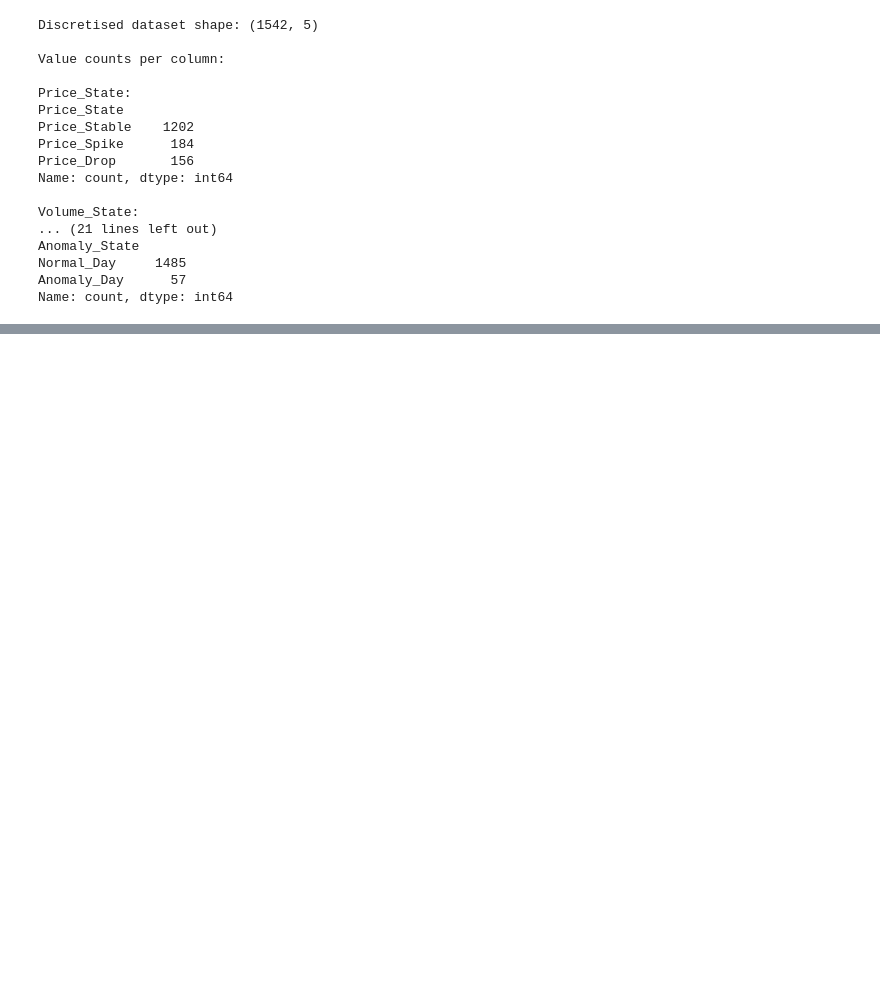
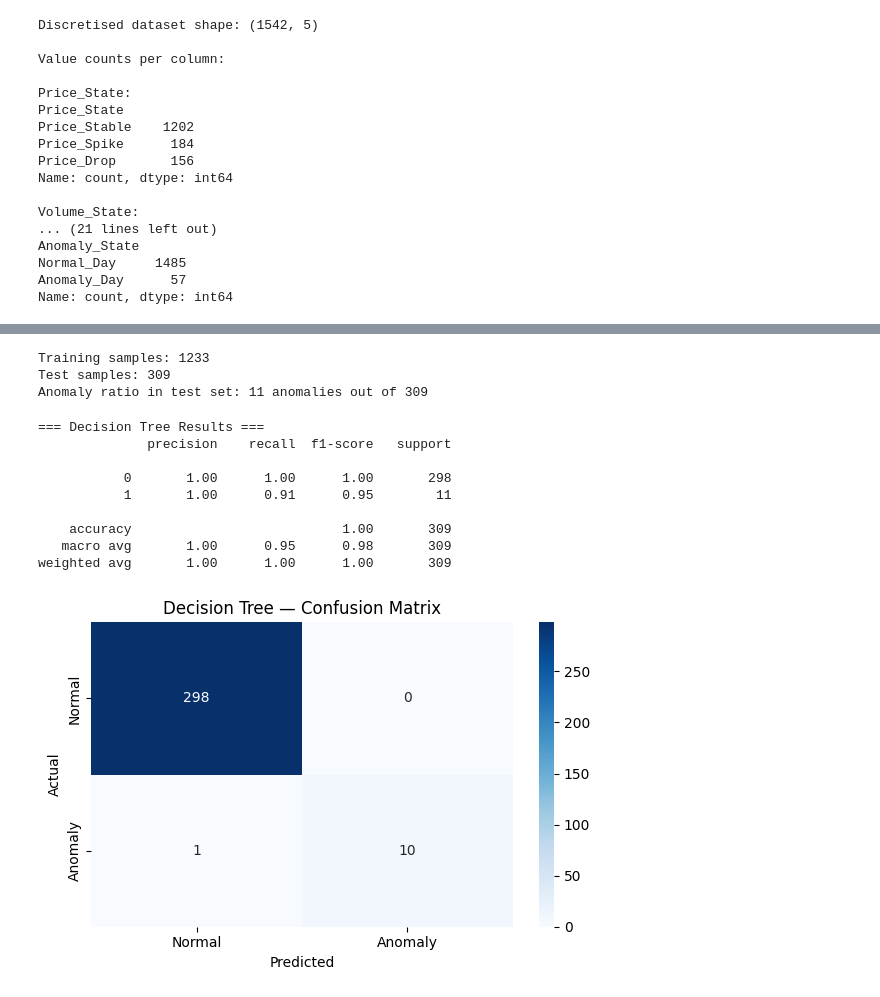
Before and after one commit to Tanay-Bankar-001/Apple-Stock-Anomaly-Detection-Identifying-Pump-and-Dump-Cases, a Jupyter notebook: analomy_detection_for_apple_stock_pump_and_dump_case.ipynb, the cells around one changed output, grey strips where cells are left out. Saved outputs shown, nothing was run; the diff lists cells and outputs as text; code cells hidden in the pictures; blank space fills up the shorter version.

```diff
--- a/analomy_detection_for_apple_stock_pump_and_dump_case.ipynb
+++ b/analomy_detection_for_apple_stock_pump_and_dump_case.ipynb
@@ -1317,0 +1333,58 @@ if len(anomaly_rules) > 0:
+# %%
+from sklearn.model_selection import train_test_split
+from sklearn.preprocessing import StandardScaler
+from sklearn.tree import DecisionTreeClassifier
+from sklearn.svm import SVC
+from sklearn.metrics import classification_report, confusion_matrix, accuracy_score, f1_score
+
+feature_cols = ["Close", "Volume", "SMA_20", "SMA_50", "EMA_20",
+                "Volatility_20", "Upper_Band", "Lower_Band", "Daily Return"]
+
+df_model = df_cleaned[feature_cols + ["Anomaly"]].dropna()
+
+X = df_model[feature_cols]
+y = df_model["Anomaly"]
+
+scaler_clf = StandardScaler()
+X_scaled = scaler_clf.fit_transform(X)
+
+X_train_clf, X_test_clf, y_train_clf, y_test_clf = train_test_split(
+    X_scaled, y, test_size=0.2, random_state=42, stratify=y
+)
+
+print("Training samples:", X_train_clf.shape[0])
+print("Test samples:", X_test_clf.shape[0])
+print("Anomaly ratio in test set:", y_test_clf.sum(), "anomalies out of", len(y_test_clf))
+# %% [output]
+Training samples: 1233
+Test samples: 309
+Anomaly ratio in test set: 11 anomalies out of 309
+# %%
+dt_model = DecisionTreeClassifier(max_depth=5, random_state=42)
+dt_model.fit(X_train_clf, y_train_clf)
+dt_preds = dt_model.predict(X_test_clf)
+
+print("=== Decision Tree Results ===")
+print(classification_report(y_test_clf, dt_preds))
+
+plt.figure(figsize=(6, 4))
+sns.heatmap(confusion_matrix(y_test_clf, dt_preds),
+            annot=True, fmt='d', cmap='Blues',
+            xticklabels=["Normal", "Anomaly"],
+            yticklabels=["Normal", "Anomaly"])
+plt.title("Decision Tree — Confusion Matrix")
+plt.ylabel("Actual")
+plt.xlabel("Predicted")
+plt.tight_layout()
+plt.show()
+# %% [output]
+=== Decision Tree Results ===
+              precision    recall  f1-score   support
+
+           0       1.00      1.00      1.00       298
+           1       1.00      0.91      0.95        11
+
+    accuracy                           1.00       309
+   macro avg       1.00      0.95      0.98       309
+weighted avg       1.00      1.00      1.00       309
+[figure, added]
```
Also changed, not shown: parts of 16 cells of this notebook.
